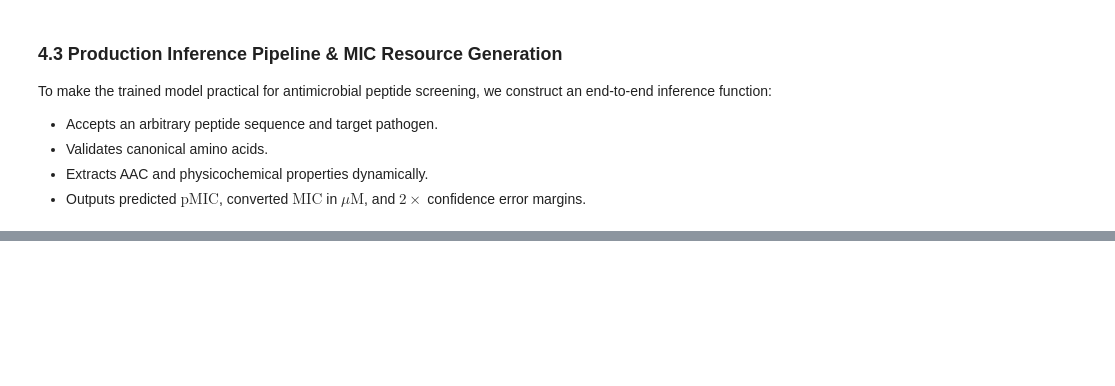
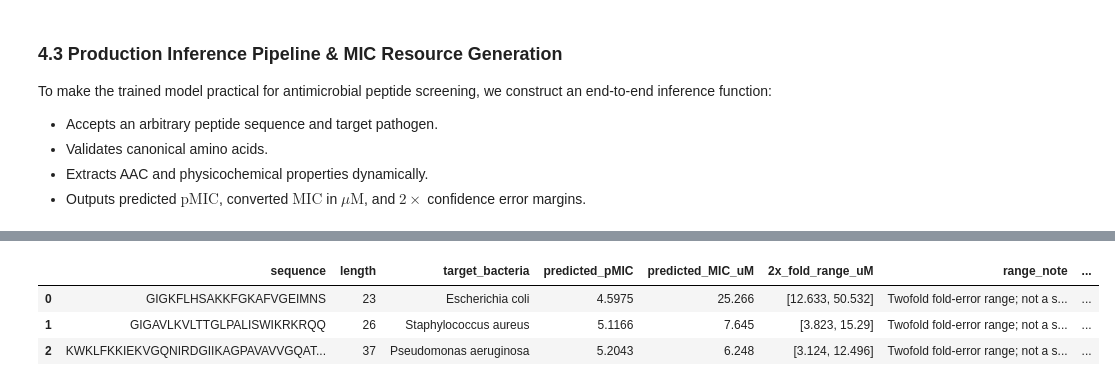
Before and after one commit to dhriti046/mic_prediction, a Jupyter notebook: drive_linked_MIC_prediction_.ipynb, the cells around one changed output, grey strips where cells are left out. Cells and saved outputs as stored; diff of their text form; code cells hidden in the pictures; blank space fills up the shorter version.

```diff
--- a/drive_linked_MIC_prediction_.ipynb
+++ b/drive_linked_MIC_prediction_.ipynb
@@ -6980,0 +5023,100 @@ Final benchmark saved to: /content/drive/MyDrive/dbaasp_backup/phase2_output/fin
+# %%
+# Deploy inference using the same feature definitions as training.
+import math
+from collections import Counter
+import numpy as np
+import pandas as pd
+import torch
+from Bio.SeqUtils.ProtParam import ProteinAnalysis
+
+_inference_esm = None
+_inference_alphabet = None
+_inference_batch_converter = None
+
+def _encode_esm2(sequence):
+    global _inference_esm, _inference_alphabet, _inference_batch_converter
+    if _inference_esm is None:
+        import esm
+        _inference_esm, _inference_alphabet = esm.pretrained.esm2_t6_8M_UR50D()
+        _inference_batch_converter = _inference_alphabet.get_batch_converter()
+        _inference_esm = _inference_esm.to(device).eval()
+    _, _, tokens = _inference_batch_converter([("query", sequence)])
+    with torch.no_grad():
+        result = _inference_esm(tokens.to(device), repr_layers=[6], return_contacts=False)
+    residues = int((tokens[0] != _inference_alphabet.padding_idx).sum()) - 2
+    vector = result["representations"][6][0, 1:residues + 1].mean(0).cpu().numpy()
+    if vector.shape != (320,):
+        raise ValueError(f"Expected a 320-dimensional ESM-2 vector; got {vector.shape}.")
+    return vector
+
+def predict_mic(sequence, target_bacteria="Escherichia coli", model=None):
+    sequence = str(sequence).strip().upper()
+    amino_acids = "ACDEFGHIKLMNPQRSTVWY"
+    if len(sequence) < 2 or any(aa not in amino_acids for aa in sequence):
+        raise ValueError("Provide a sequence of at least two canonical amino acids.")
+    if model is None:
+        model = strain_catboost
+
+    length = len(sequence)
+    counts = Counter(sequence)
+    features = {f"AAC_{aa}": counts[aa] / length for aa in amino_acids}
+    pair_counts = Counter(sequence[i:i+2] for i in range(length - 1))
+    for aa1 in amino_acids:
+        for aa2 in amino_acids:
+            features[f"DPC_{aa1}_{aa2}"] = pair_counts[aa1 + aa2] / (length - 1)
+
+    analysis = ProteinAnalysis(sequence)
+    residue_counts = analysis.count_amino_acids()
+    features.update({
+        "molecular_weight": analysis.molecular_weight(),
+        "aromaticity": analysis.aromaticity(),
+        "instability_index": analysis.instability_index(),
+        "isoelectric_point": analysis.isoelectric_point(),
+        "gravy": analysis.gravy(),
+        "aliphatic_index": (residue_counts["A"] + 2.9 * residue_counts["V"] + 3.9 * (residue_counts["I"] + residue_counts["L"])) / length * 100,
+        "charge_pH7": analysis.charge_at_pH(7.0),
+        "sequence_length": length,
+    })
+    features.update({f"ESM_{i:03d}": value for i, value in enumerate(_encode_esm2(sequence))})
+
+    target_feature = clean_target_feature
+    target_value = " ".join(str(target_bacteria).strip().lower().split())
+    features[target_feature] = target_value
+    required_features = feature_cols + [target_feature]
+    missing = [column for column in required_features if column not in features]
+    if missing:
+        raise ValueError(f"Inference did not compute required model features: {missing[:10]}")
+    input_row = pd.DataFrame([[features[c] for c in required_features]], columns=required_features)
+    pred_pmic = float(model.predict(input_row)[0])
+    pred_mic_uM = 10 ** (6 - pred_pmic)
+    return {
+        "sequence": sequence,
+        "length": length,
+        "target_bacteria": target_bacteria,
+        "predicted_pMIC": round(pred_pmic, 4),
+        "predicted_MIC_uM": round(pred_mic_uM, 3),
+        "2x_fold_range_uM": [round(pred_mic_uM / 2, 3), round(pred_mic_uM * 2, 3)],
+        "range_note": "Twofold fold-error range; not a statistical confidence interval."
+    }
+
+# Demonstrations use newly generated sequence features, not zero-filled placeholders.
+sample_peptides = [
+    ("Magainin-2", "GIGKFLHSAKKFGKAFVGEIMNS", "Escherichia coli"),
+    ("Melittin", "GIGAVLKVLTTGLPALISWIKRKRQQ", "Staphylococcus aureus"),
+    ("Cecropin A", "KWKLFKKIEKVGQNIRDGIIKAGPAVAVVGQATQIAK", "Pseudomonas aeruginosa")
+]
+demo_results = []
+for name, seq, target in sample_peptides:
+    result = predict_mic(seq, target)
+    result["peptide_name"] = name
+    demo_results.append(result)
+display(pd.DataFrame(demo_results))
+
+final_report_path = "/content/drive/MyDrive/dbaasp_backup/phase2_output/final_mic_benchmark_summary.csv"
+metrics_comparison_df.to_csv(final_report_path, index=False)
+print("Final benchmark saved to:", final_report_path)
+# %% [output]
+|  | sequence | length | target_bacteria | predicted_pMIC | predicted_MIC_uM | 2x_fold_range_uM | range_note | ... |
+| 0 | GIGKFLHSAKKFGKAFVGEIMNS | 23 | Escherichia coli | 4.5975 | 25.266 | [12.633, 50.532] | Twofold fold-error range; not a s... | ... |
+| 1 | GIGAVLKVLTTGLPALISWIKRKRQQ | 26 | Staphylococcus aureus | 5.1166 | 7.645 | [3.823, 15.29] | Twofold fold-error range; not a s... | ... |
+| 2 | KWKLFKKIEKVGQNIRDGIIKAGPAVAVVGQAT... | 37 | Pseudomonas aeruginosa | 5.2043 | 6.248 | [3.124, 12.496] | Twofold fold-error range; not a s... | ... |
```
Also changed, not shown: parts of 93 cells of this notebook, 1 other file.
